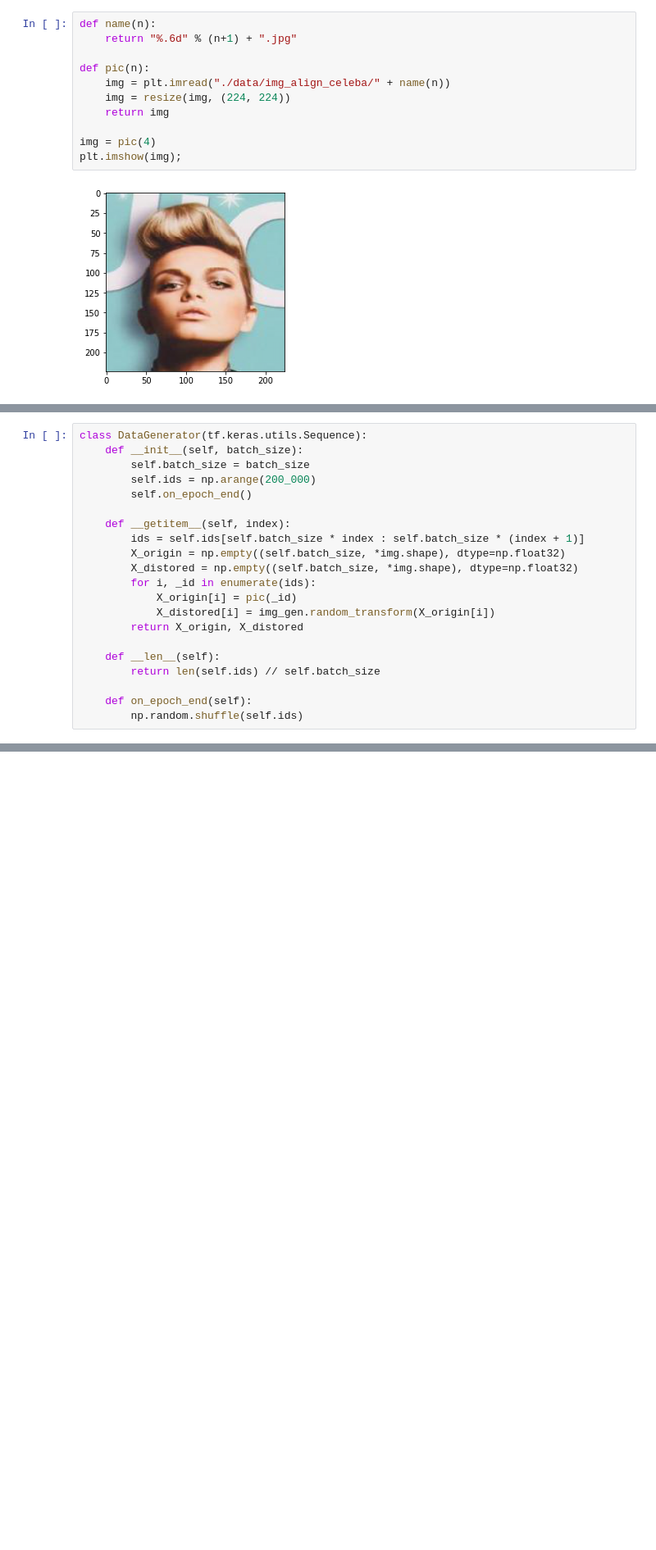
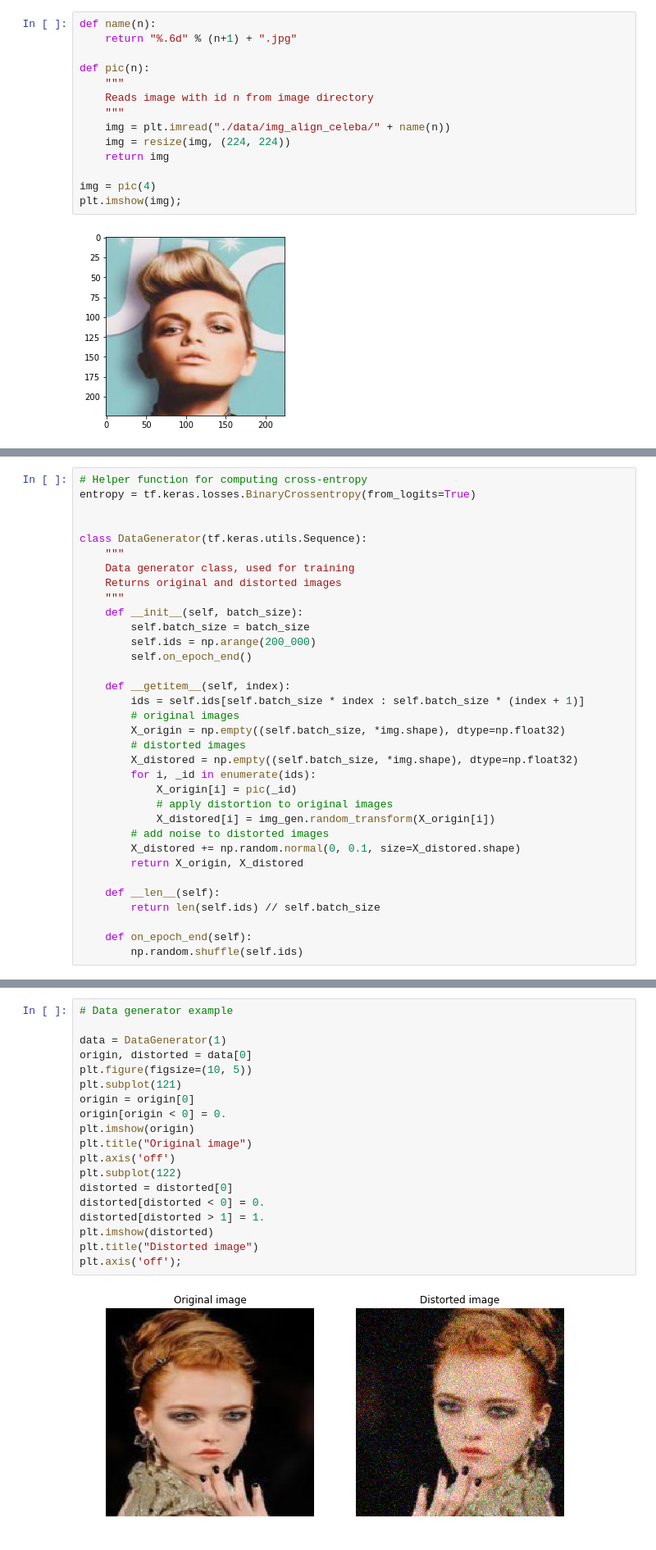
Before and after one commit to einstalek/variational-gan, a Jupyter notebook: critic-gan.ipynb, the cells around one changed output, grey strips where cells are left out. Shown at 82% size. Cells and saved outputs as stored; diff of their text form; blank space fills up the shorter version.

```diff
--- a/critic-gan.ipynb
+++ b/critic-gan.ipynb
@@ -29,6 +28,9 @@ def name(n):
     return "%.6d" % (n+1) + ".jpg"
 
 def pic(n):
+    """
+    Reads image with id n from image directory
+    """
     img = plt.imread("./data/img_align_celeba/" + name(n))
     img = resize(img, (224, 224))
     return img
@@ -256,5 +357,13 @@ cosine = tf.keras.losses.CosineSimilarity()
 # %%
+# Helper function for computing cross-entropy
+entropy = tf.keras.losses.BinaryCrossentropy(from_logits=True)
+
+
 class DataGenerator(tf.keras.utils.Sequence):
+    """
+    Data generator class, used for training
+    Returns original and distorted images
+    """
     def __init__(self, batch_size):
         self.batch_size = batch_size
         self.ids = np.arange(200_000)
@@ -262,11 +371,16 @@ class DataGenerator(tf.keras.utils.Sequence):
 
     def __getitem__(self, index):
         ids = self.ids[self.batch_size * index : self.batch_size * (index + 1)]
+        # original images
         X_origin = np.empty((self.batch_size, *img.shape), dtype=np.float32)
+        # distorted images
         X_distored = np.empty((self.batch_size, *img.shape), dtype=np.float32)
         for i, _id in enumerate(ids):
             X_origin[i] = pic(_id)
+            # apply distortion to original images
             X_distored[i] = img_gen.random_transform(X_origin[i])
+        # add noise to distorted images
+        X_distored += np.random.normal(0, 0.1, size=X_distored.shape)
         return X_origin, X_distored
 
     def __len__(self):
@@ -287 +391,22 @@ plt.imshow(y[0]);
+# %%
+# Data generator example
+
+data = DataGenerator(1)
+origin, distorted = data[0]
+plt.figure(figsize=(10, 5))
+plt.subplot(121)
+origin = origin[0]
+origin[origin < 0] = 0.
+plt.imshow(origin)
+plt.title("Original image")
+plt.axis('off')
+plt.subplot(122)
+distorted = distorted[0]
+distorted[distorted < 0] = 0.
+distorted[distorted > 1] = 1.
+plt.imshow(distorted)
+plt.title("Distorted image")
+plt.axis('off');
+# %% [output]
+[figure, added]
 # %%
```
Also changed, not shown: parts of 29 cells of this notebook, 2 other files.
